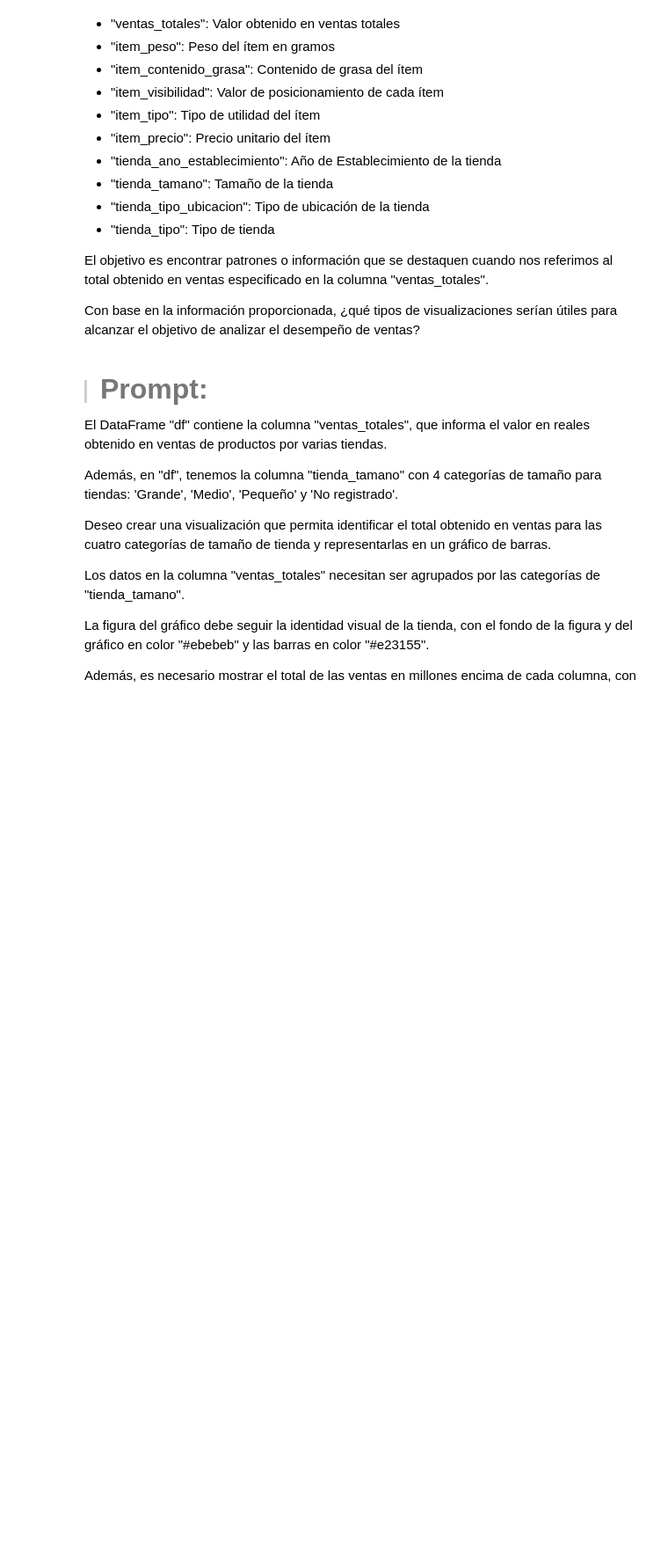
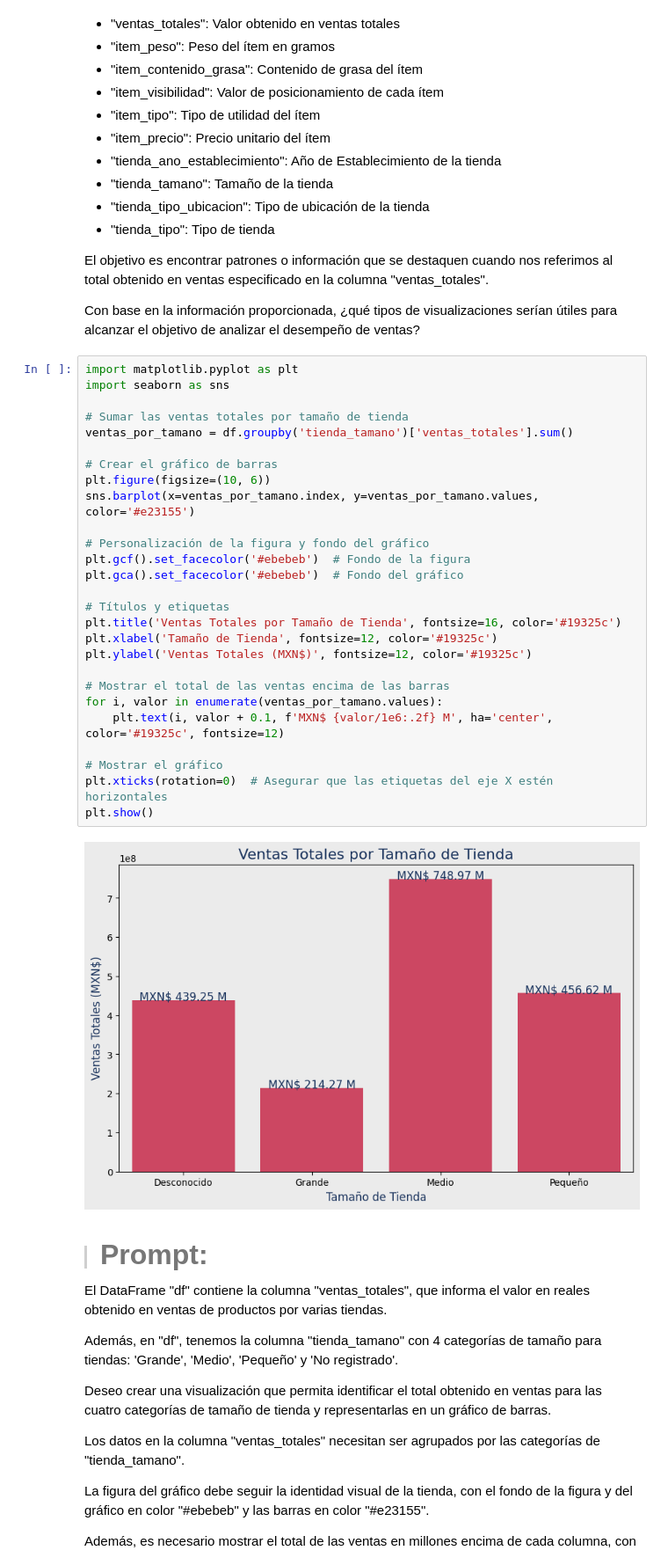
Before and after one commit to luisdh8/2049-FokusCurso, a Jupyter notebook: Utilizando_chatgpt_como_asistente.ipynb, the cells around one changed output. Shown at 88% size. Saved outputs shown, nothing was run; the diff lists cells and outputs as text; blank space fills up the shorter version.

Commit message:
Visualización de los datos

```diff
--- a/Utilizando_chatgpt_como_asistente.ipynb
+++ b/Utilizando_chatgpt_como_asistente.ipynb
@@ -311,6 +311,35 @@ Las columnas disponibles en "df" son las siguientes:
 El objetivo es encontrar patrones o información que se destaquen cuando nos referimos al total obtenido en ventas especificado en la columna "ventas_totales".
 
 Con base en la información proporcionada, ¿qué tipos de visualizaciones serían útiles para alcanzar el objetivo de analizar el desempeño de ventas?
+# %%
+import matplotlib.pyplot as plt
+import seaborn as sns
+
+# Sumar las ventas totales por tamaño de tienda
+ventas_por_tamano = df.groupby('tienda_tamano')['ventas_totales'].sum()
+
+# Crear el gráfico de barras
+plt.figure(figsize=(10, 6))
+sns.barplot(x=ventas_por_tamano.index, y=ventas_por_tamano.values, color='#e23155')
+
+# Personalización de la figura y fondo del gráfico
+plt.gcf().set_facecolor('#ebebeb')  # Fondo de la figura
+plt.gca().set_facecolor('#ebebeb')  # Fondo del gráfico
+
+# Títulos y etiquetas
+plt.title('Ventas Totales por Tamaño de Tienda', fontsize=16, color='#19325c')
+plt.xlabel('Tamaño de Tienda', fontsize=12, color='#19325c')
+plt.ylabel('Ventas Totales (MXN$)', fontsize=12, color='#19325c')
+
+# Mostrar el total de las ventas encima de las barras
+for i, valor in enumerate(ventas_por_tamano.values):
+    plt.text(i, valor + 0.1, f'MXN$ {valor/1e6:.2f} M', ha='center', color='#19325c', fontsize=12)
+
+# Mostrar el gráfico
+plt.xticks(rotation=0)  # Asegurar que las etiquetas del eje X estén horizontales
+plt.show()
+# %% [output]
+[figure, added]
 # %% [markdown]
 > #### <strong><font color="7b71ff" size =6>Prompt:</font></strong>
 
```
Also changed, not shown: parts of 3 cells of this notebook.
